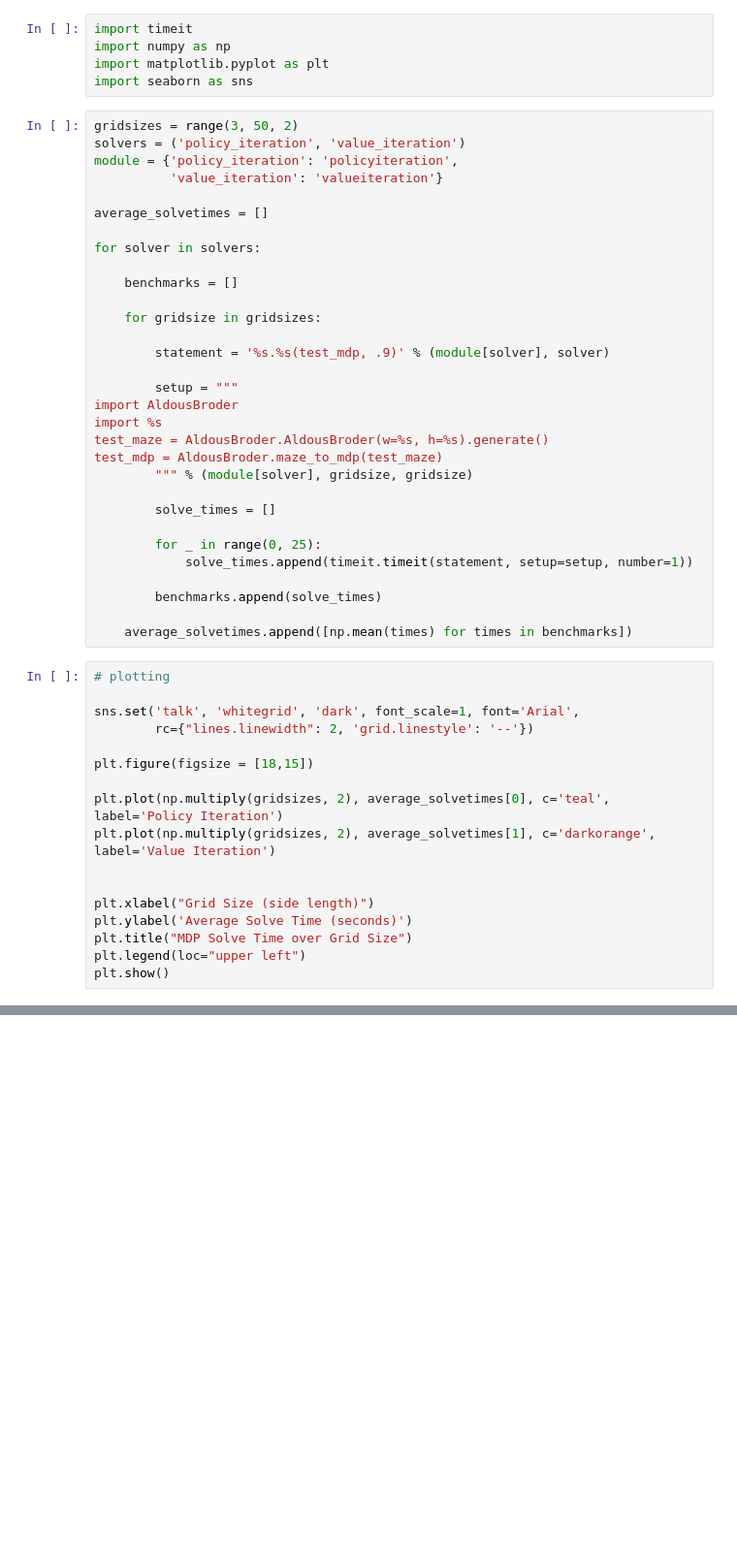
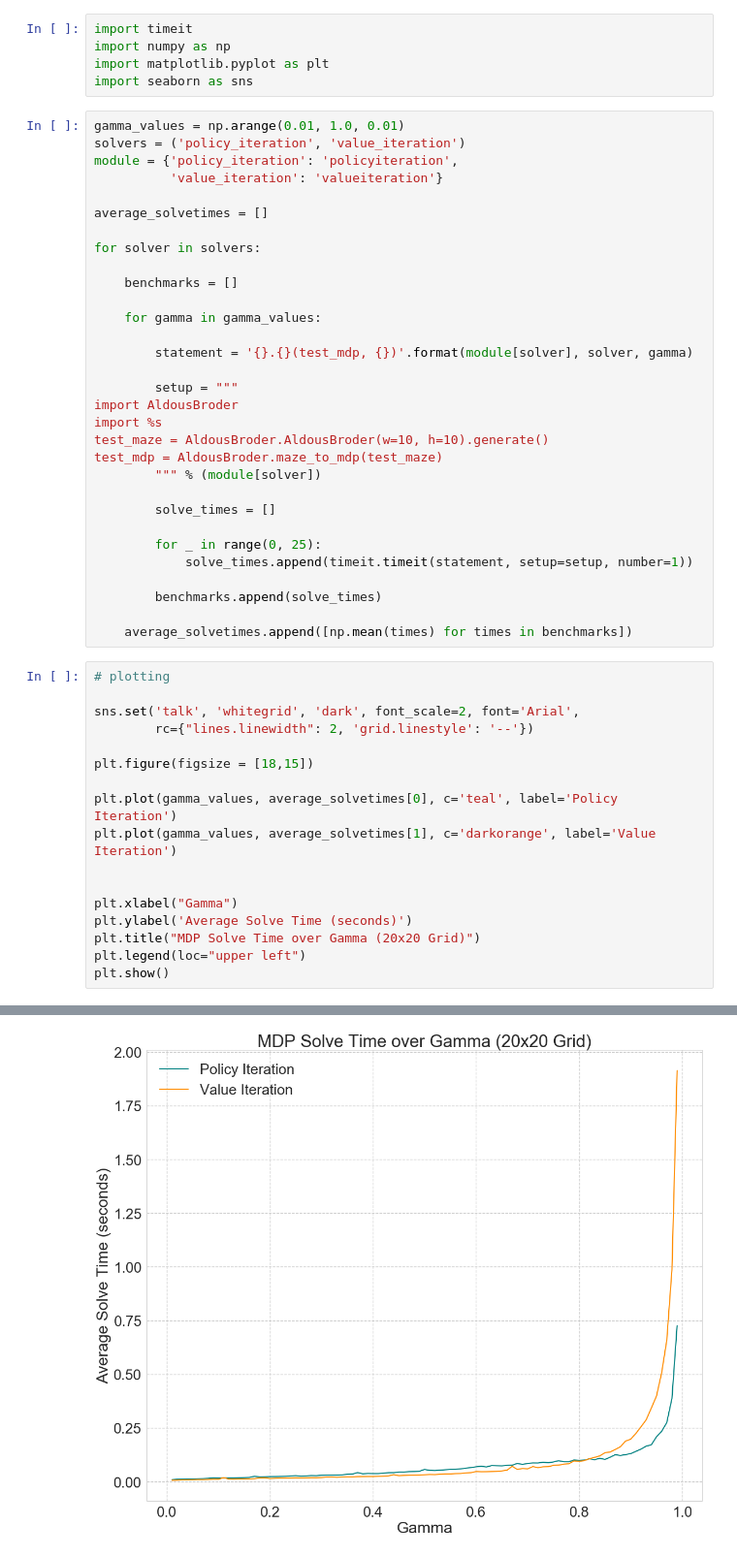
Before and after one commit to sally-gao/mazemdp, a Jupyter notebook: solve_times.ipynb, the cells around one changed output, grey strips where cells are left out. Shown: that part at 97% size. Drawn from its saved outputs; the diff is of its cells as text; blank space fills up the shorter version.

```diff
--- a/solve_times.ipynb
+++ b/solve_times.ipynb
@@ -4,7 +4,7 @@ import numpy as np
 import matplotlib.pyplot as plt
 import seaborn as sns
 # %%
-gridsizes = range(3, 50, 2)
+gamma_values = np.arange(0.01, 1.0, 0.01)
 solvers = ('policy_iteration', 'value_iteration')
 module = {'policy_iteration': 'policyiteration',
           'value_iteration': 'valueiteration'}
@@ -15,16 +15,16 @@ for solver in solvers:
 
     benchmarks = []
 
-    for gridsize in gridsizes:
+    for gamma in gamma_values:
 
-        statement = '%s.%s(test_mdp, .9)' % (module[solver], solver)
+        statement = '{}.{}(test_mdp, {})'.format(module[solver], solver, gamma)
 
         setup = """
 import AldousBroder
 import %s
-test_maze = AldousBroder.AldousBroder(w=%s, h=%s).generate()
+test_maze = AldousBroder.AldousBroder(w=10, h=10).generate()
 test_mdp = AldousBroder.maze_to_mdp(test_maze)
-        """ % (module[solver], gridsize, gridsize)
+        """ % (module[solver])
 
         solve_times = []
 
@@ -37,18 +37,18 @@ test_mdp = AldousBroder.maze_to_mdp(test_maze)
 # %%
 # plotting
 
-sns.set('talk', 'whitegrid', 'dark', font_scale=1, font='Arial',
+sns.set('talk', 'whitegrid', 'dark', font_scale=2, font='Arial',
         rc={"lines.linewidth": 2, 'grid.linestyle': '--'})
 
 plt.figure(figsize = [18,15])
 
-plt.plot(np.multiply(gridsizes, 2), average_solvetimes[0], c='teal', label='Policy Iteration')
-plt.plot(np.multiply(gridsizes, 2), average_solvetimes[1], c='darkorange', label='Value Iteration')
+plt.plot(gamma_values, average_solvetimes[0], c='teal', label='Policy Iteration')
+plt.plot(gamma_values, average_solvetimes[1], c='darkorange', label='Value Iteration')
 
 
-plt.xlabel("Grid Size (side length)")
+plt.xlabel("Gamma")
 plt.ylabel('Average Solve Time (seconds)')
-plt.title("MDP Solve Time over Grid Size")
+plt.title("MDP Solve Time over Gamma (20x20 Grid)")
 plt.legend(loc="upper left")
 plt.show()
 # %% [output]
@@ -55,0 +55 @@ NameError: name 'sns' is not defined
+[figure, added]
```
Also changed, not shown: parts of 1 cell of this notebook, 8 other files.
